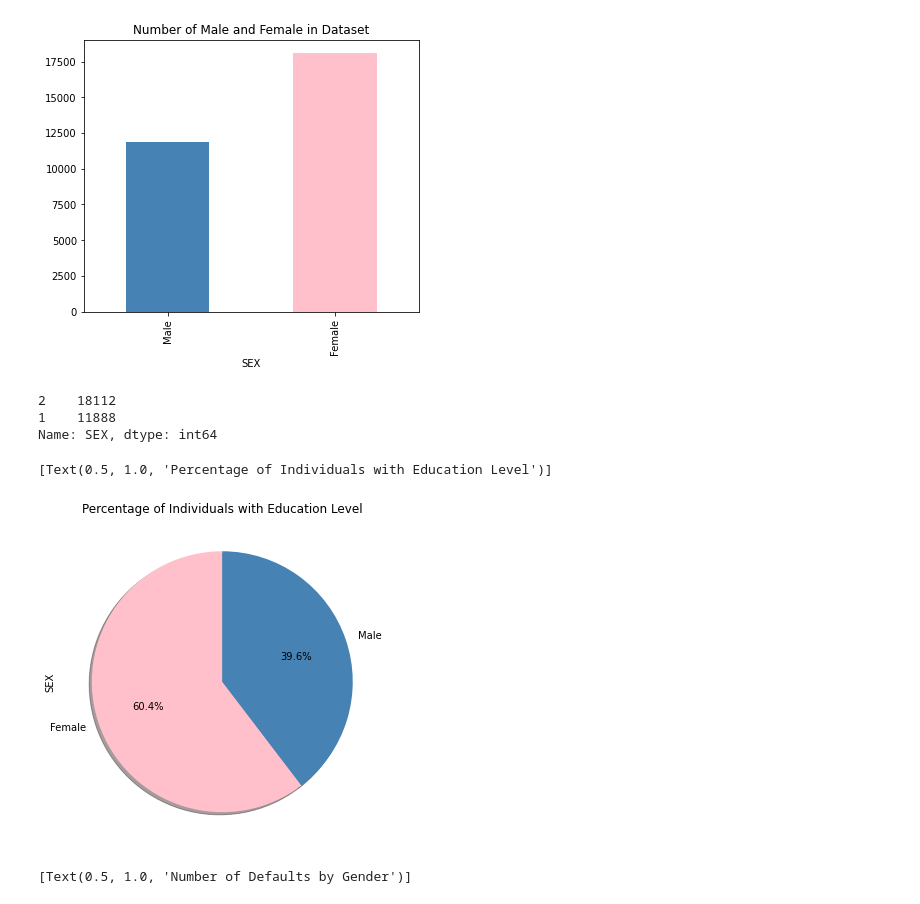
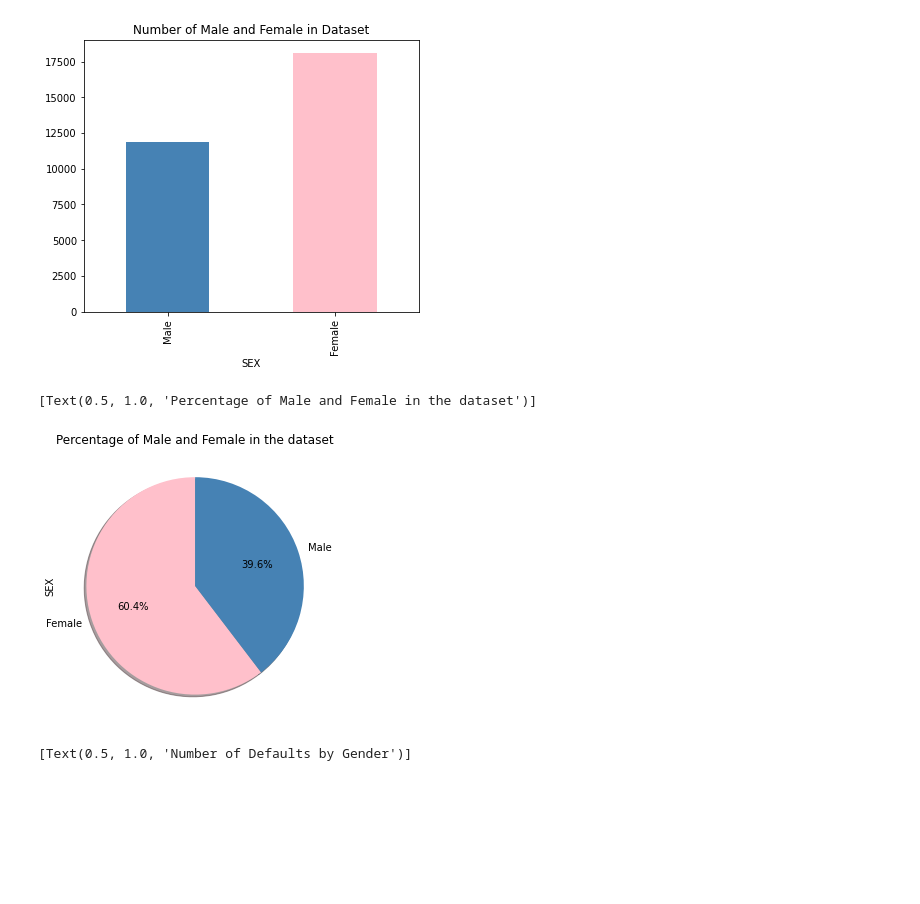
Before and after one commit to Navneet2409/credit-card-default-prediction, a Jupyter notebook: Credit_Card_Notebook_Navneet_Keshri.ipynb, the cells around one changed output. Drawn from its saved outputs; the diff is of its cells as text; code cells hidden in the pictures; blank space fills up the shorter version.

```diff
--- a/Credit_Card_Notebook_Navneet_Keshri.ipynb
+++ b/Credit_Card_Notebook_Navneet_Keshri.ipynb
@@ -941,17 +940,12 @@ ax1.set(title ='Number of Male and Female in Dataset')
 # %% [output]
 [Text(0.5, 1.0, 'Number of Male and Female in Dataset')]
 [figure]
-# %%
-df['SEX'].value_counts()
-# %% [output]
-2    18112
-1    11888
-Name: SEX, dtype: int64
 # %%
-ax2 = df['SEX'].value_counts().plot(kind='pie',figsize=(15,6),autopct="%1.1f%%",startangle=90,shadow=True,
+# visualization code to visualize percentage of Male and Female
+ax2 = df['SEX'].value_counts().plot(kind='pie',figsize=(10,5),autopct="%1.1f%%",startangle=90,shadow=True,
                       labels=['Female','Male'],colors=['pink','steelblue'])
-ax2.set(title ='Percentage of Individuals with Education Level')
+ax2.set(title ='Percentage of Male and Female in the dataset')
 # %% [output]
-[Text(0.5, 1.0, 'Percentage of Individuals with Education Level')]
+[Text(0.5, 1.0, 'Percentage of Male and Female in the dataset')]
-[figure, old version]
+[figure, new version]
 # %%
```
Also changed, not shown: parts of 9 cells of this notebook.
